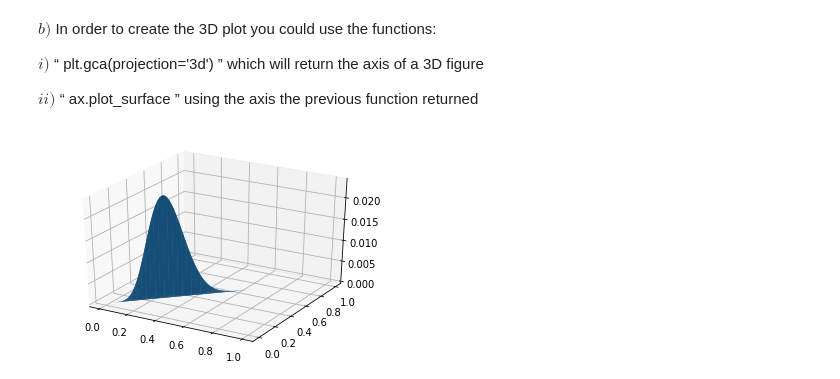
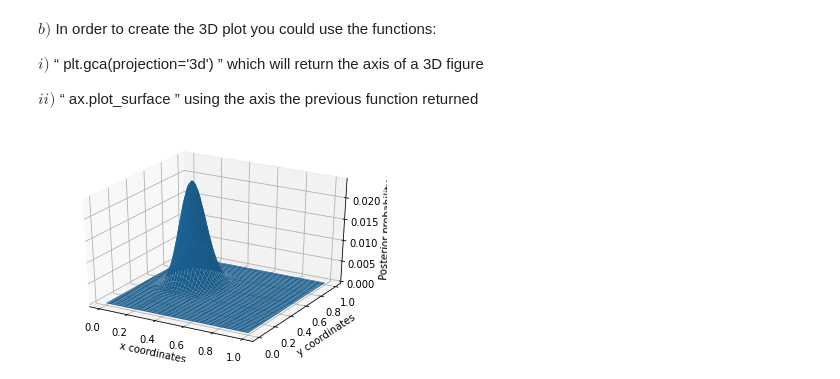
Before and after one commit to Hendrix8/Pattern_Recognition, a Jupyter notebook: Assignment_2/A2_tem2405.ipynb, the cells around one changed output. Cells and saved outputs as stored; diff of their text form; code cells hidden in the pictures.

```diff
--- a/Assignment_2/A2_tem2405.ipynb
+++ b/Assignment_2/A2_tem2405.ipynb
@@ -256,6 +262,7 @@ y = np.linspace(0,1,100)
 N = 30
 L = 18
 F = 8
+
 # Creating 10000x2 matrix with the points of the table
 points = []
 
@@ -265,18 +272,10 @@ for i in x:
 
 pointsArr = np.array(points)
 
-# Creating a 100x100 matrix
-
-# breaking the pointsArray into chuncks of 100s
-matrixRows = np.array_split(pointsArr, 100)
-matrix = np.array(matrixRows)
-
-postList = []
-for i in points:
-  postList.append(postCalc(i[0], i[1], L, F, N))
-
+# list with the posteriors to then create a 100x100 matrix that has all the posteriors
+# for each corresponding point in x, y plane.
+postList = [postCalc(i[0], i[1], L, F, N) for i in points]
 postArr = np.array(postList)
-
 postMatrix = np.array(np.array_split(postArr, 100))
 # %% [markdown]
 $b)$ In order to create the 3D plot you could use the functions:
@@ -288,7 +287,14 @@ $ii)$ “ ax.plot_surface ” using the axis the previous function returned
 # %%
 # Visualizing
 ax = plt.gca(projection='3d')
-ax.plot_surface(x,y,postMatrix)
+
+# Creating the grid that x, y produce
+X, Y = np.meshgrid(x, y)
+
+ax.plot_surface(X,Y,postMatrix)
+ax.set_xlabel("x coordinates")
+ax.set_ylabel("y coordinates")
+ax.set_zlabel("Posterior probability")
 plt.show()
 # %% [output]
-[figure, old version]
+[figure, new version]
```
Also changed, not shown: parts of 5 cells of this notebook.
